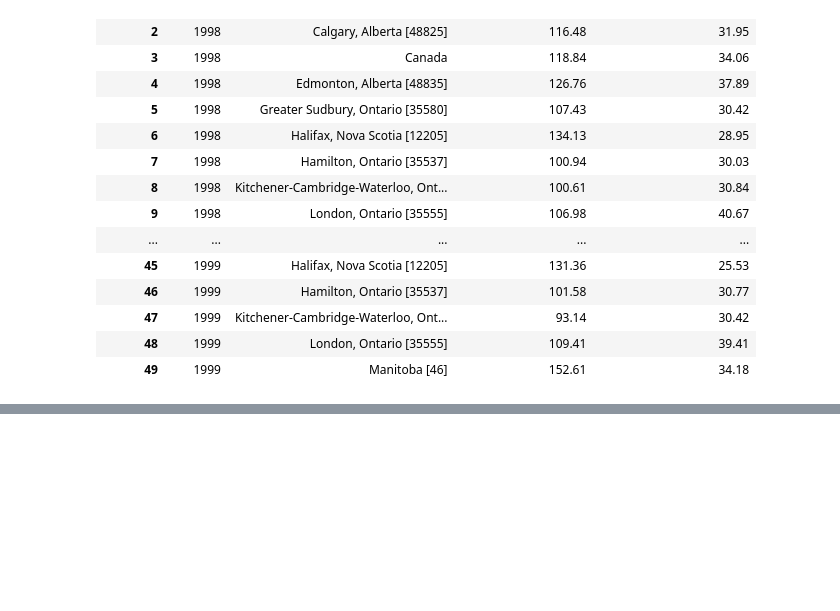
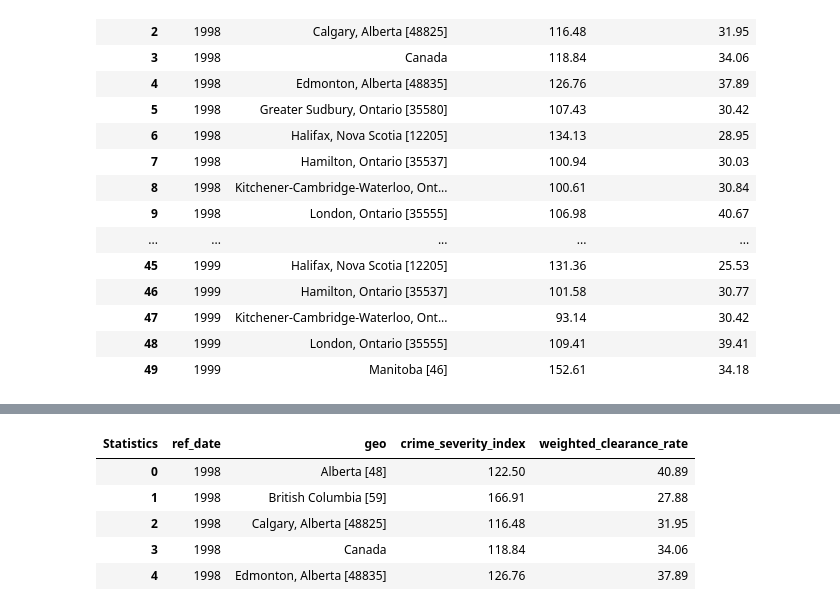
Before and after one commit to puthencanam-rohan/canada_crime, a Jupyter notebook: D001_crime_severity_data.ipynb, the cells around one changed output, grey strips where cells are left out. Saved outputs shown, nothing was run; the diff lists cells and outputs as text; code cells hidden in the pictures; blank space fills up the shorter version.

Commit message:
Added functionality to save data to parquet

```diff
--- a/D001_crime_severity_data.ipynb
+++ b/D001_crime_severity_data.ipynb
@@ -188,0 +246,11 @@ display(cs_df.head(50))
+# %%
+check_df = pd.read_parquet(f'{output_path}')
+
+check_df.head(5)
+# %% [output]
+| Statistics | ref_date | geo | crime_severity_index | weighted_clearance_rate |
+| 0 | 1998 | Alberta [48] | 122.50 | 40.89 |
+| 1 | 1998 | British Columbia [59] | 166.91 | 27.88 |
+| 2 | 1998 | Calgary, Alberta [48825] | 116.48 | 31.95 |
+| 3 | 1998 | Canada | 118.84 | 34.06 |
+| 4 | 1998 | Edmonton, Alberta [48835] | 126.76 | 37.89 |
```
Also changed, not shown: parts of 5 cells of this notebook, 1 other file.
